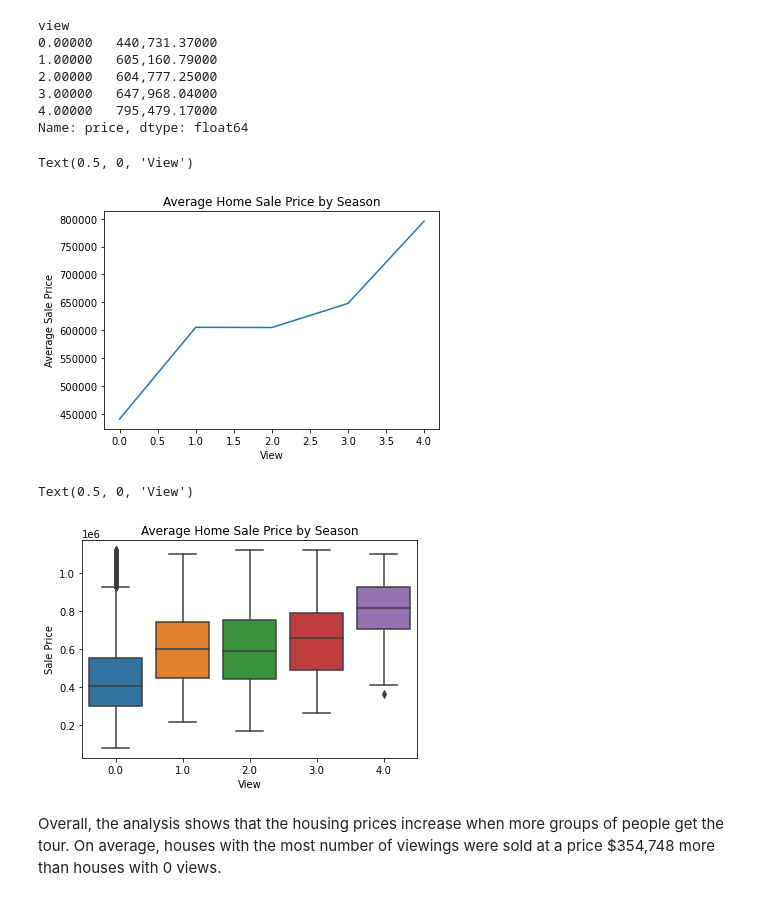
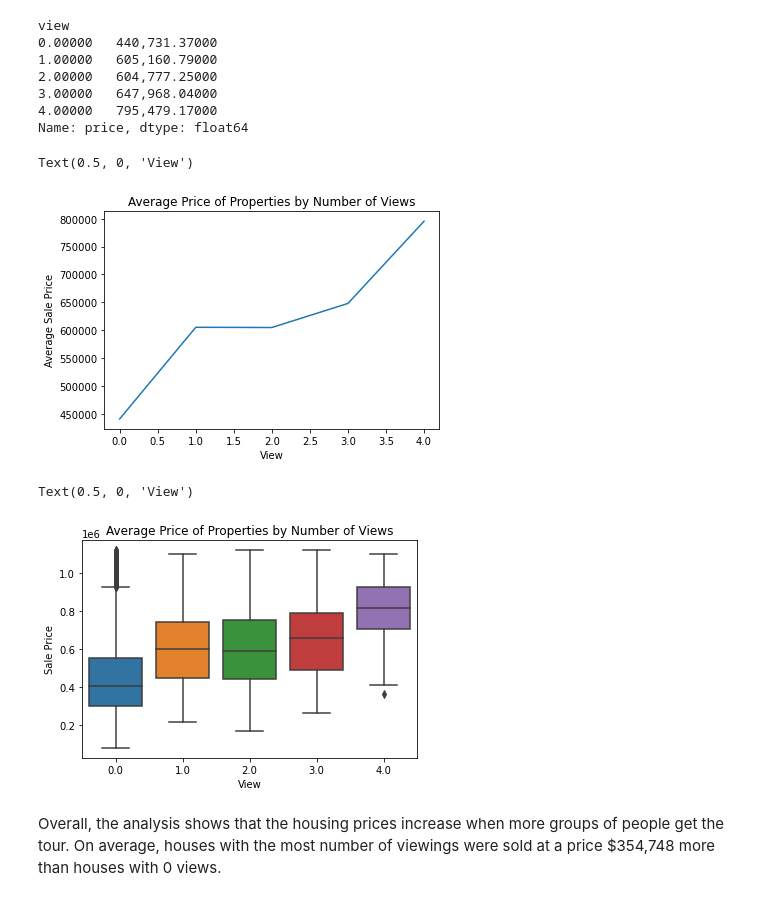
Before and after one commit to jennifernha/King-County-House-Sales, a Jupyter notebook: King County House Sales Analysis.ipynb, the cells around one changed output. Cells and saved outputs as stored; diff of their text form; code cells hidden in the pictures.

Commit message:
edit view graph title

```diff
--- a/King County House Sales Analysis.ipynb
+++ b/King County House Sales Analysis.ipynb
@@ -518,20 +518,20 @@ view
 Name: price, dtype: float64
 # %%
 plt.plot(df1_v)
-plt.title('Average Home Sale Price by Season')
+plt.title('Average Price of Properties by Number of Views')
 plt.ylabel('Average Sale Price')
 plt.xlabel('View')
 # %% [output]
 Text(0.5, 0, 'View')
-[figure, old version]
+[figure, new version]
 # %%
 sns.boxplot(x= 'view', y= 'price', data= df1)
-plt.title('Average Home Sale Price by Season')
+plt.title('Average Price of Properties by Number of Views')
 plt.ylabel('Sale Price')
 plt.xlabel('View')
 # %% [output]
 Text(0.5, 0, 'View')
-[figure, old version]
+[figure, new version]
 # %% [markdown]
 Overall, the analysis shows that the housing prices increase when more groups of people get the tour. On average, houses with the most number of viewings were sold at a price $354,748 more than houses with 0 views.
 # %% [markdown]
```
Also changed, not shown: parts of 8 cells of this notebook.
